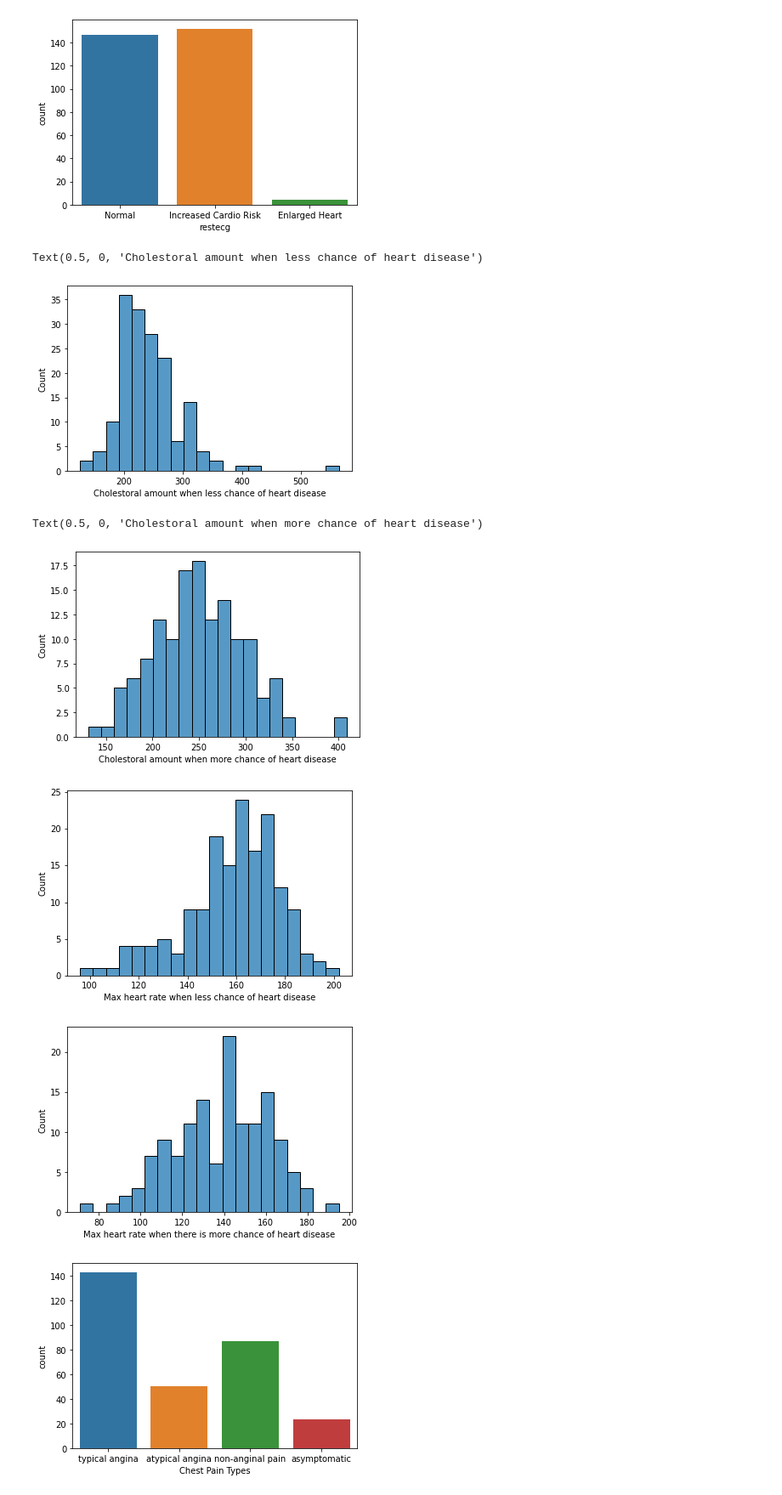
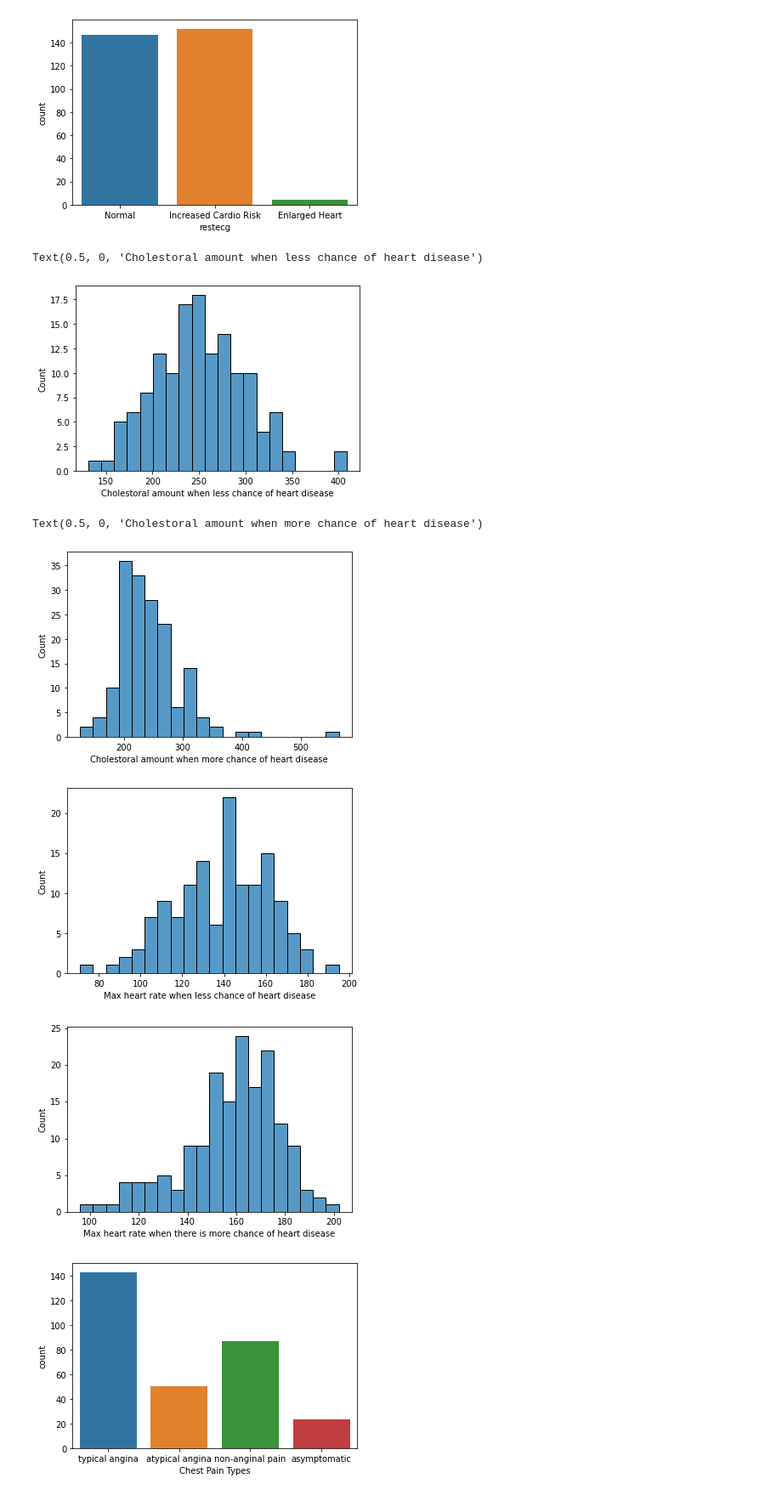
Before and after one commit to dniggl/Insights, a Jupyter notebook: Predict_Chance_of_Heart_Attack.ipynb, the cells around one changed output. Shown at 85% size. Cells and saved outputs as stored; diff of their text form; code cells hidden in the pictures.

```diff
--- a/Predict_Chance_of_Heart_Attack.ipynb
+++ b/Predict_Chance_of_Heart_Attack.ipynb
@@ -147,36 +147,36 @@ plt.show()
 [figure]
 # %%
 # Show cholestoral amount when there is less chance of heart disease.
-hd1=heart_data[heart_data["output"] == 1]
+hd1=heart_data[heart_data["output"] == 0]
 sns.histplot(hd1["chol"],bins=20);
 plt.xlabel("Cholestoral amount when less chance of heart disease")
 # %% [output]
 Text(0.5, 0, 'Cholestoral amount when less chance of heart disease')
-[figure, old version]
+[figure, new version]
 # %%
 # Show cholestoral amount when there is more chance of heart disease.
-hd1=heart_data[heart_data["output"] == 0]
+hd1=heart_data[heart_data["output"] == 1]
 sns.histplot(hd1["chol"],bins=20);
 plt.xlabel("Cholestoral amount when more chance of heart disease")
 # %% [output]
 Text(0.5, 0, 'Cholestoral amount when more chance of heart disease')
-[figure, old version]
+[figure, new version]
 # %%
 # Show maximum heart rate when there is less chance of heart disease.
-hd1=heart_data[heart_data["output"] == 1]
+hd1=heart_data[heart_data["output"] == 0]
 sns.histplot(hd1["thalachh"],bins=20);
 plt.xlabel("Max heart rate when less chance of heart disease")
 plt.show()
 # %% [output]
-[figure, old version]
+[figure, new version]
 # %%
 # Show maximum heart rate when there is more chance of heart disease.
-hd2=heart_data[heart_data["output"] == 0]
+hd2=heart_data[heart_data["output"] == 1]
 sns.histplot(hd2["thalachh"],bins=20);
 plt.xlabel("Max heart rate when there is more chance of heart disease")
 plt.show()
 # %% [output]
-[figure, old version]
+[figure, new version]
 # %%
 # Show the distributions for chest pain types.
 sns.countplot(x='cp', data=heart_data)
```
Also changed, not shown: parts of 1 cell of this notebook.
